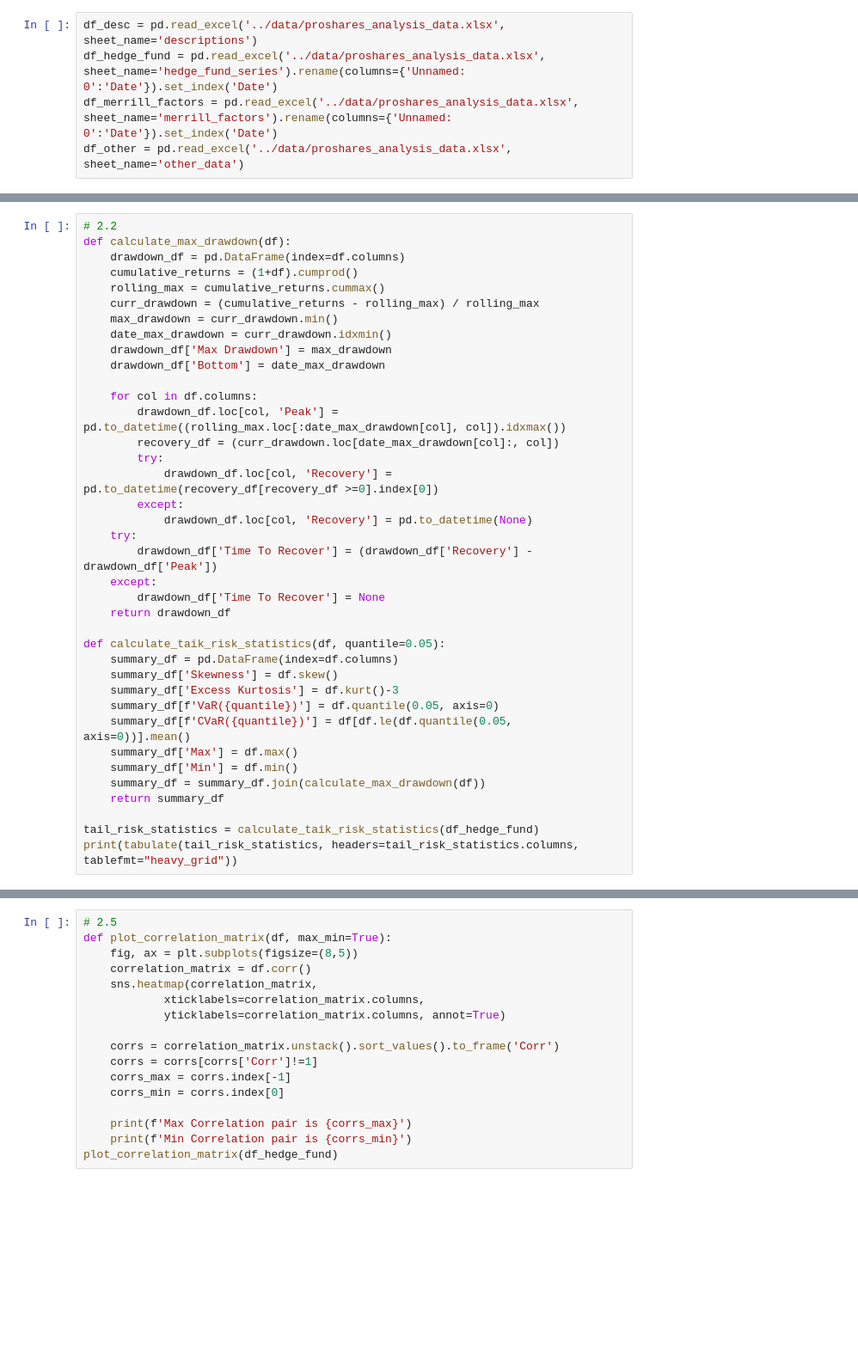
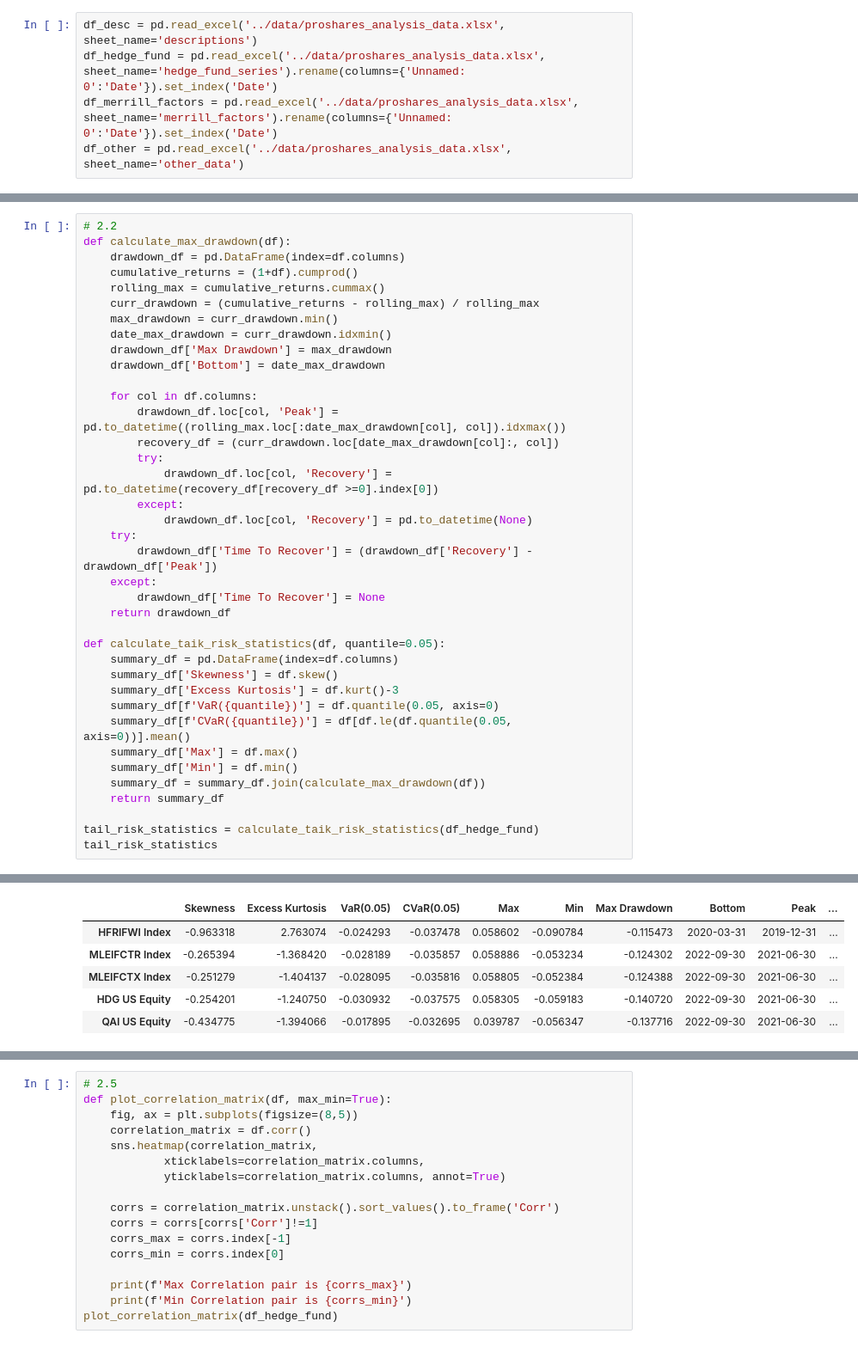
Before and after one commit to Anand-Nakhate/finm-portfolio-2024, a Jupyter notebook: homework/Solution_HW2.ipynb, the cells around one changed output, grey strips where cells are left out. Shown: that part at 86% size. Saved outputs shown, nothing was run; the diff lists cells and outputs as text; blank space fills up the shorter version.

```diff
--- a/homework/Solution_HW2.ipynb
+++ b/homework/Solution_HW2.ipynb
@@ -76,5 +76,5 @@ def calculate_taik_risk_statistics(df, quantile=0.05):
     return summary_df
 
 tail_risk_statistics = calculate_taik_risk_statistics(df_hedge_fund)
-print(tabulate(tail_risk_statistics, headers=tail_risk_statistics.columns, tablefmt="heavy_grid"))
+tail_risk_statistics
 # %% [output]
@@ -94 +81,7 @@ print(tabulate(tail_risk_statistics, headers=tail_risk_statistics.columns, table
+|  | Skewness | Excess Kurtosis | VaR(0.05) | CVaR(0.05) | Max | Min | Max Drawdown | Bottom | Peak | ... |
+| HFRIFWI Index | -0.963318 | 2.763074 | -0.024293 | -0.037478 | 0.058602 | -0.090784 | -0.115473 | 2020-03-31 | 2019-12-31 | ... |
+| MLEIFCTR Index | -0.265394 | -1.368420 | -0.028189 | -0.035857 | 0.058886 | -0.053234 | -0.124302 | 2022-09-30 | 2021-06-30 | ... |
+| MLEIFCTX Index | -0.251279 | -1.404137 | -0.028095 | -0.035816 | 0.058805 | -0.052384 | -0.124388 | 2022-09-30 | 2021-06-30 | ... |
+| HDG US Equity | -0.254201 | -1.240750 | -0.030932 | -0.037575 | 0.058305 | -0.059183 | -0.140720 | 2022-09-30 | 2021-06-30 | ... |
+| QAI US Equity | -0.434775 | -1.394066 | -0.017895 | -0.032695 | 0.039787 | -0.056347 | -0.137716 | 2022-09-30 | 2021-06-30 | ... |
 # %%
```
Also changed, not shown: parts of 5 cells of this notebook.
